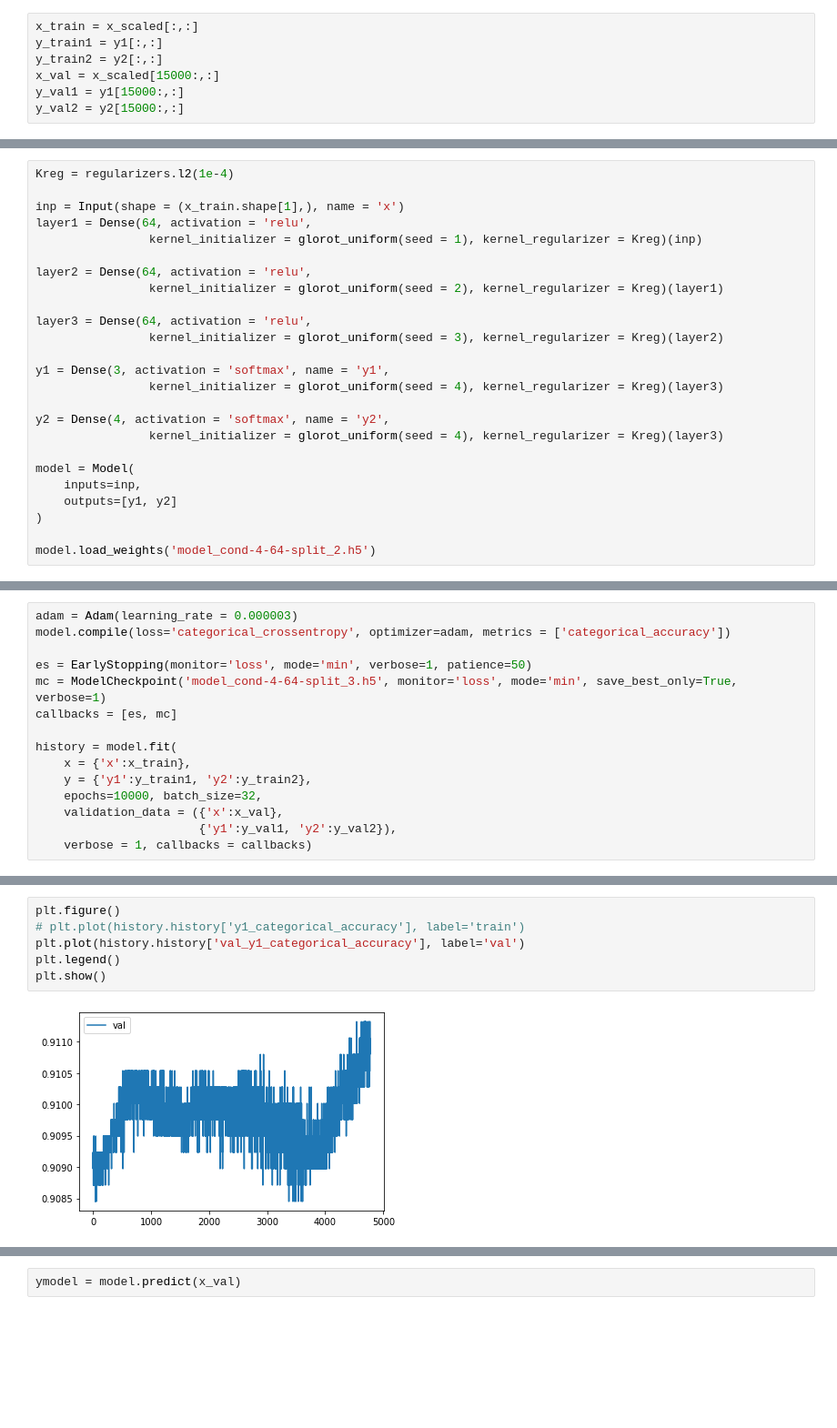
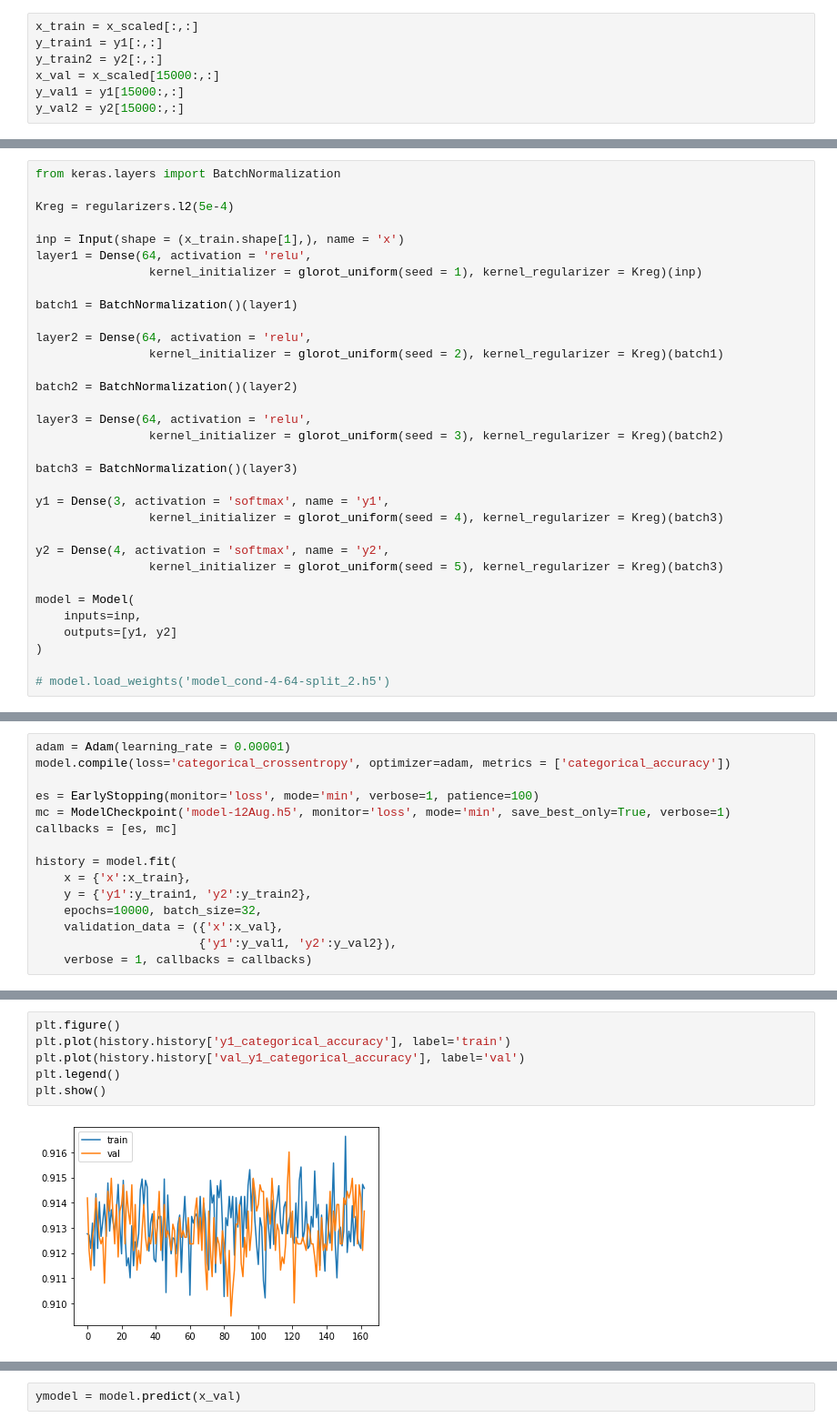
Before and after one commit to kevingeo11/pet-classification, a Jupyter notebook: NeuralNet-split-output.ipynb, the cells around one changed output, grey strips where cells are left out. Shown at 91% size. Drawn from its saved outputs; the diff is of its cells as text; blank space fills up the shorter version.

Commit message:
continuous learning with batch norm

```diff
--- a/NeuralNet-split-output.ipynb
+++ b/NeuralNet-split-output.ipynb
@@ -107,28 +107,36 @@ base = load_model('model_cond-4-64-split_2.h5')
 # %%
-Kreg = regularizers.l2(1e-4)
+from keras.layers import BatchNormalization
+
+Kreg = regularizers.l2(5e-4)
 
 inp = Input(shape = (x_train.shape[1],), name = 'x')
 layer1 = Dense(64, activation = 'relu',
                 kernel_initializer = glorot_uniform(seed = 1), kernel_regularizer = Kreg)(inp)
 
+batch1 = BatchNormalization()(layer1)
+
 layer2 = Dense(64, activation = 'relu',
-                kernel_initializer = glorot_uniform(seed = 2), kernel_regularizer = Kreg)(layer1)
+                kernel_initializer = glorot_uniform(seed = 2), kernel_regularizer = Kreg)(batch1)
+
+batch2 = BatchNormalization()(layer2)
 
 layer3 = Dense(64, activation = 'relu',
-                kernel_initializer = glorot_uniform(seed = 3), kernel_regularizer = Kreg)(layer2)
+                kernel_initializer = glorot_uniform(seed = 3), kernel_regularizer = Kreg)(batch2)
+
+batch3 = BatchNormalization()(layer3)
 
 y1 = Dense(3, activation = 'softmax', name = 'y1',
-                kernel_initializer = glorot_uniform(seed = 4), kernel_regularizer = Kreg)(layer3)
+                kernel_initializer = glorot_uniform(seed = 4), kernel_regularizer = Kreg)(batch3)
 
 y2 = Dense(4, activation = 'softmax', name = 'y2',
-                kernel_initializer = glorot_uniform(seed = 4), kernel_regularizer = Kreg)(layer3)
+                kernel_initializer = glorot_uniform(seed = 5), kernel_regularizer = Kreg)(batch3)
 
 model = Model(
     inputs=inp,
     outputs=[y1, y2]
 )
 
-model.load_weights('model_cond-4-64-split_2.h5')
+# model.load_weights('model_cond-4-64-split_2.h5')
 # %%
 model.summary()
 # %% [output]
@@ -155,9 +160,9 @@ ________________________________________________________________________________
 # %%
-adam = Adam(learning_rate = 0.000003)
+adam = Adam(learning_rate = 0.00001)
 model.compile(loss='categorical_crossentropy', optimizer=adam, metrics = ['categorical_accuracy'])
 
-es = EarlyStopping(monitor='loss', mode='min', verbose=1, patience=50)
-mc = ModelCheckpoint('model_cond-4-64-split_3.h5', monitor='loss', mode='min', save_best_only=True, verbose=1)
+es = EarlyStopping(monitor='loss', mode='min', verbose=1, patience=100)
+mc = ModelCheckpoint('model-12Aug.h5', monitor='loss', mode='min', save_best_only=True, verbose=1)
 callbacks = [es, mc]
 
 history = model.fit(
@@ -196,11 +203,11 @@ plt.show()
 # %%
 plt.figure()
-# plt.plot(history.history['y1_categorical_accuracy'], label='train')
+plt.plot(history.history['y1_categorical_accuracy'], label='train')
 plt.plot(history.history['val_y1_categorical_accuracy'], label='val')
 plt.legend()
 plt.show()
 # %% [output]
-[figure, old version]
+[figure, new version]
 # %%
 plt.figure()
 plt.plot(history.history['y2_categorical_accuracy'], label='train')
```
Also changed, not shown: parts of 9 cells of this notebook, 3 other files.
